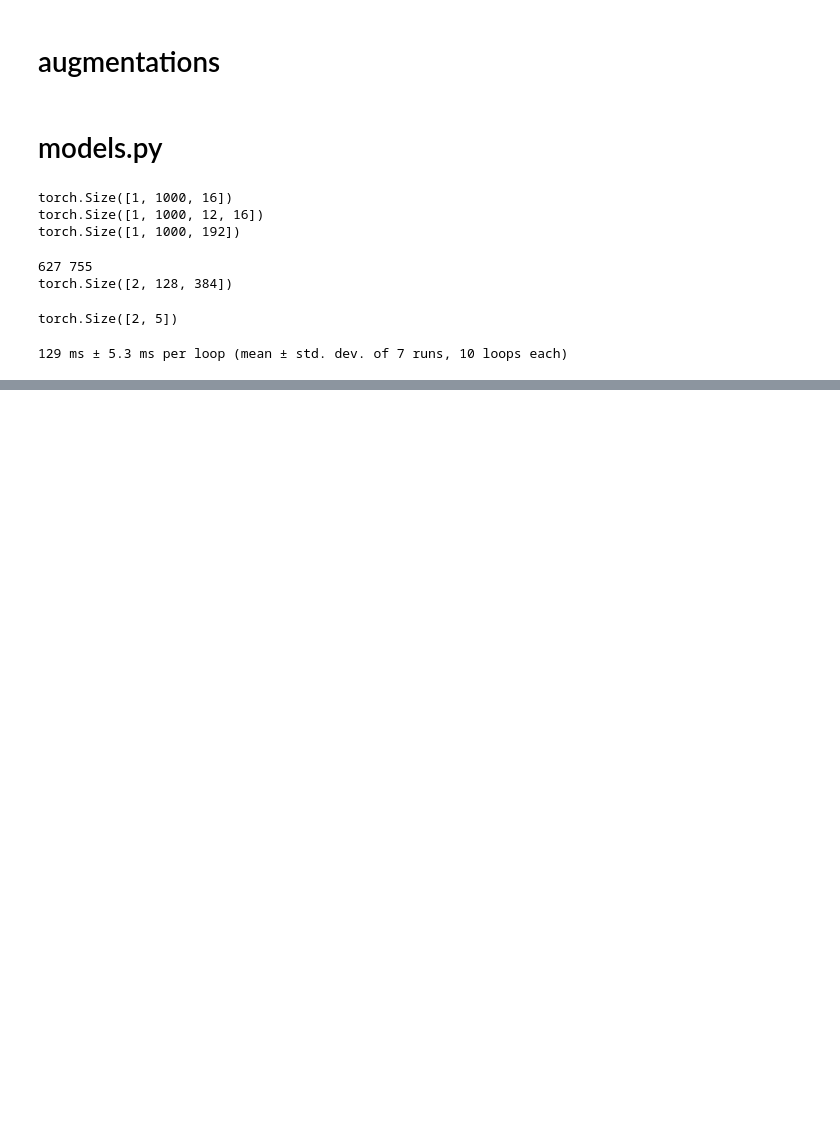
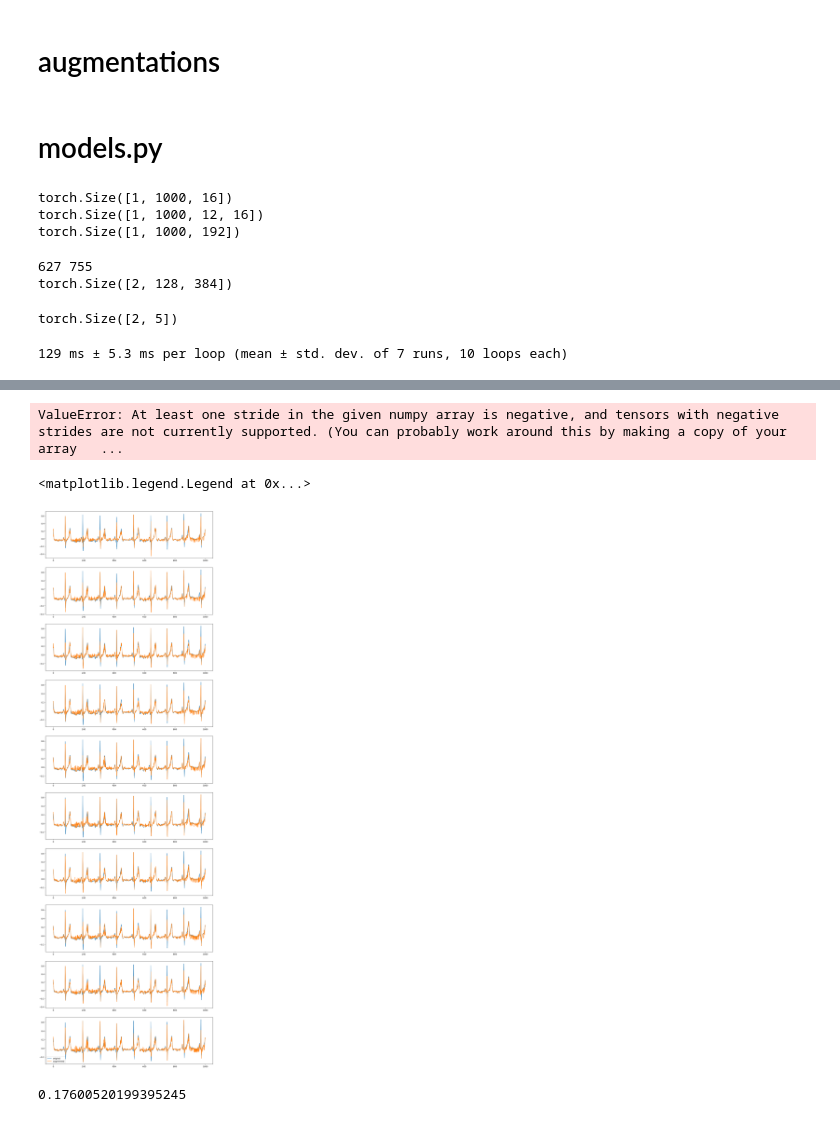
Before and after one commit to viktorcikojevic/heart-beat-ML, a Jupyter notebook: notebooks/debug.ipynb, the cells around one changed output, grey strips where cells are left out. Drawn from its saved outputs; the diff is of its cells as text; code cells hidden in the pictures; blank space fills up the shorter version.

```diff
--- a/notebooks/debug.ipynb
+++ b/notebooks/debug.ipynb
@@ -208,0 +243,54 @@ torch.Size([2, 5])
+# %%
+from tsaug import TimeWarp, Crop, Quantize, Drift, Reverse, AddNoise, Convolve, Dropout
+
+tsuag_augmenter = (
+    TimeWarp(prob=0.3)
+    # # + Crop(size=(0.2, 0.4), prob=0.3)
+    + Quantize(n_levels=5, per_channel=True, prob=0.3)
+    + Drift(max_drift=(0.05, 0.25), prob=0.3)
+    + Reverse(prob=0.3)
+    # + AddNoise(scale=0.02, prob=0.3)
+    + Dropout(p=0.3, prob=0.3)
+    + Convolve(size=12, prob=0.3)
+
+)
+# %%
+import matplotlib.pyplot as plt
+import numpy as np
+
+# get random sample from training set
+x = ds_train[np.random.randint(0, 19000)][0]['x'].numpy()
+
+
+# plot on subfigures
+plt.figure(figsize=(15, 5))
+x_augmented = tsuag_augmenter.augment(x)
+plt.plot(x[:, 0], label='original')
+# plt.plot(x_augmented[:, 0], label='augmented')
+
+plt.legend()
+# %% [output]
+ValueError: At least one stride in the given numpy array is negative, and tensors with negative strides are not currently supported. (You can probably work around this by making a copy of your array   ...
+# %%
+num_plots = 10
+fig, axes = plt.subplots(nrows=num_plots, figsize=(15, 5*num_plots))
+
+
+
+for i in range(num_plots):
+    x_augmented = tsuag_augmenter.augment(x)
+    axes[i].plot(x[:, 0], label='original')
+    axes[i].plot(x_augmented[:, 0], label='augmented')
+
+
+
+plt.legend()
+# %% [output]
+<matplotlib.legend.Legend at 0x...>
+[figure, added]
+# %%
+import numpy as np
+cutout_size_range = [0, 0.2]
+np.random.uniform(low=cutout_size_range[0], high=cutout_size_range[1])
+# %% [output]
+0.17600520199395245
```
Also changed, not shown: parts of 3 cells of this notebook, 6 other files.
